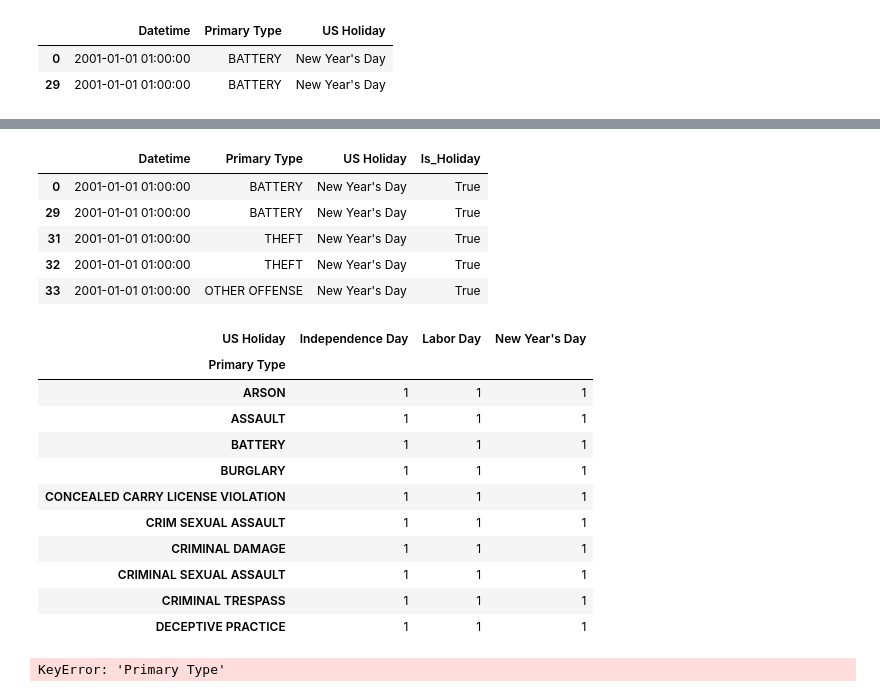
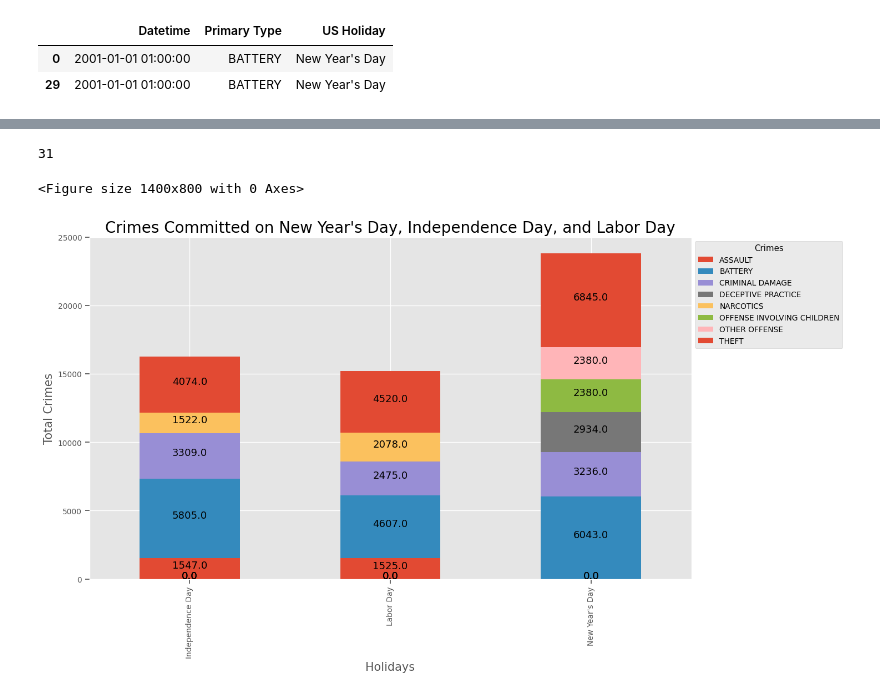
Before and after one commit to SeeBee8/Chicago-Crimes, a Jupyter notebook: Part1_Project3.ipynb, the cells around one changed output, grey strips where cells are left out. Drawn from its saved outputs; the diff is of its cells as text; code cells hidden in the pictures.

```diff
--- a/Part1_Project3.ipynb
+++ b/Part1_Project3.ipynb
@@ -621,5 +616,6 @@ crimes_by_holiday.plot()
 # %%
 top_holidays = ["New Year's Day", "Independence Day","Labor Day"]
-top_crimes = hdf.loc[(crimes_by_holiday['US Holiday'] == [top_holidays])]
+top_crimes = hdf[hdf['US Holiday'].apply(lambda h: h in top_holidays)]
 top_crimes.info()
+### Adapted from: alexmalins.com/blog/using-pandas-isin-method-with-pyton-on-holidays-package/
 # %% [output]
@@ -631,9 +635,0 @@ ValueError: Could not interpret input 'US Holiday'
-# %%
-top_crimes.head()
-# %% [output]
-|  | Datetime | Primary Type | US Holiday | Is_Holiday |
-| 0 | 2001-01-01 01:00:00 | BATTERY | New Year's Day | True |
-| 29 | 2001-01-01 01:00:00 | BATTERY | New Year's Day | True |
-| 31 | 2001-01-01 01:00:00 | THEFT | New Year's Day | True |
-| 32 | 2001-01-01 01:00:00 | THEFT | New Year's Day | True |
-| 33 | 2001-01-01 01:00:00 | OTHER OFFENSE | New Year's Day | True |
@@ -642,30 +636,28 @@ crimes_by_holiday
-# %%
-crimes_by_holiday
-# %% [output]
-| US Holiday | Independence Day | Labor Day | New Year's Day |
-| Primary Type |  |  |  |
-| ARSON | 1 | 1 | 1 |
-| ASSAULT | 1 | 1 | 1 |
-| BATTERY | 1 | 1 | 1 |
-| BURGLARY | 1 | 1 | 1 |
-| CONCEALED CARRY LICENSE VIOLATION | 1 | 1 | 1 |
-| CRIM SEXUAL ASSAULT | 1 | 1 | 1 |
-| CRIMINAL DAMAGE | 1 | 1 | 1 |
-| CRIMINAL SEXUAL ASSAULT | 1 | 1 | 1 |
-| CRIMINAL TRESPASS | 1 | 1 | 1 |
-| DECEPTIVE PRACTICE | 1 | 1 | 1 |
+# %%
+top_crimes['Primary Type'].nunique()
+# %% [output]
+31
+# %%
+mostcrimes=top_crimes.groupby(["US Holiday", "Primary Type"]).filter(lambda c:len(c)>1500)
 # %%
-crimes_by_holiday = top_crimes.groupby(["US Holiday", "Primary Type"]).size().unstack(fill_value=0)
+holiday_crimes = mostcrimes.groupby(["US Holiday", "Primary Type"]).size().unstack(fill_value=0)
 
 # Plotting
 plt.figure(figsize=(14, 8))
-ax=crimes_by_holiday.plot(kind='bar', stacked=True, figsize=(14,8))
+ax=holiday_crimes.plot(kind='bar', stacked=True, figsize=(14,8))
+ax.set_title("Crimes Committed on New Year's Day, Independence Day, and Labor Day", fontsize=20)
+ax.set_xlabel('Holidays', fontsize=15)
+ax.set_ylabel('Total Crimes', fontsize=15)
+plt.legend(title='Crimes', bbox_to_anchor=(1,1), loc='best')
+###Source: matplolib.org/3.1.1/spi/_as_gen/matplolib.pyplot.legend.html
 
-ax.set_title('Crime Counts Over Time by US Holidays')
-ax.set_xlabel('US Holiday')
-ax.set_ylabel('Total Number of Crimes')
-plt.legend(title='US Holiday', bbox_to_anchor=(1,1), loc='best')
-###Source: matplolib.org/3.1.1/spi/_as_gen/matplolib.pyplot.legend.html
+#Annotate each bar with the total count
+for p in ax.patches:
+    width, height = p.get_width(), p.get_height()
+    x,y = p.get_xy()
+    ax.annotate(f'{height}', (x+width/2, y+height/2), ha='center', fontsize=13, color='black')
+###Source: https://stackoverflow.com/questions/50160788/annotate-stacked-barplot-matplotlib-and-pandas
 plt.show();
 # %% [output]
-KeyError: 'Primary Type'
+<Figure size 1400x800 with 0 Axes>
+[figure, added]
```
Also changed, not shown: parts of 33 cells of this notebook.
